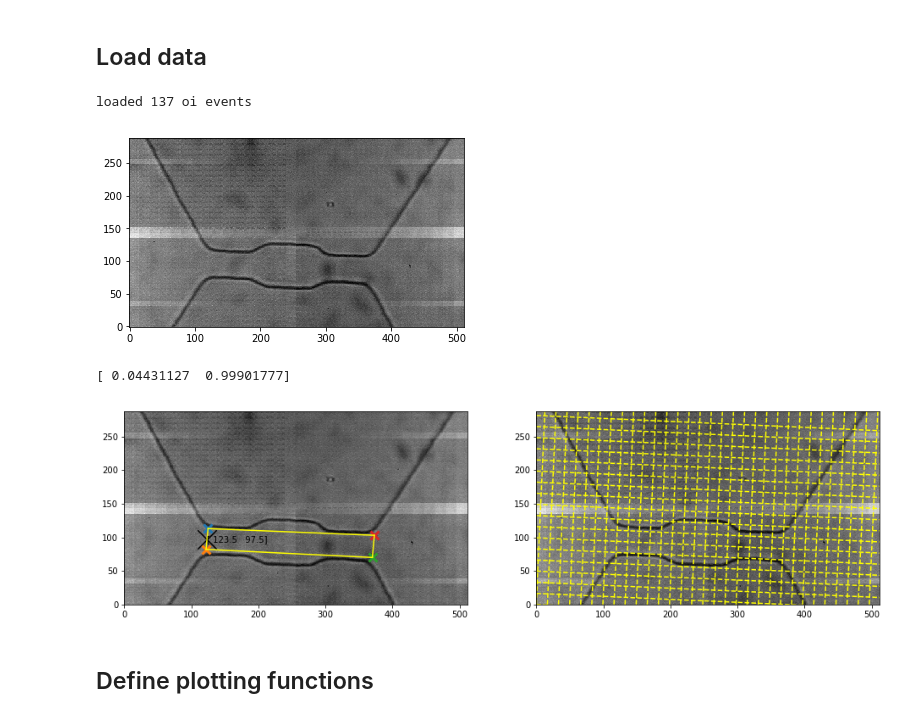
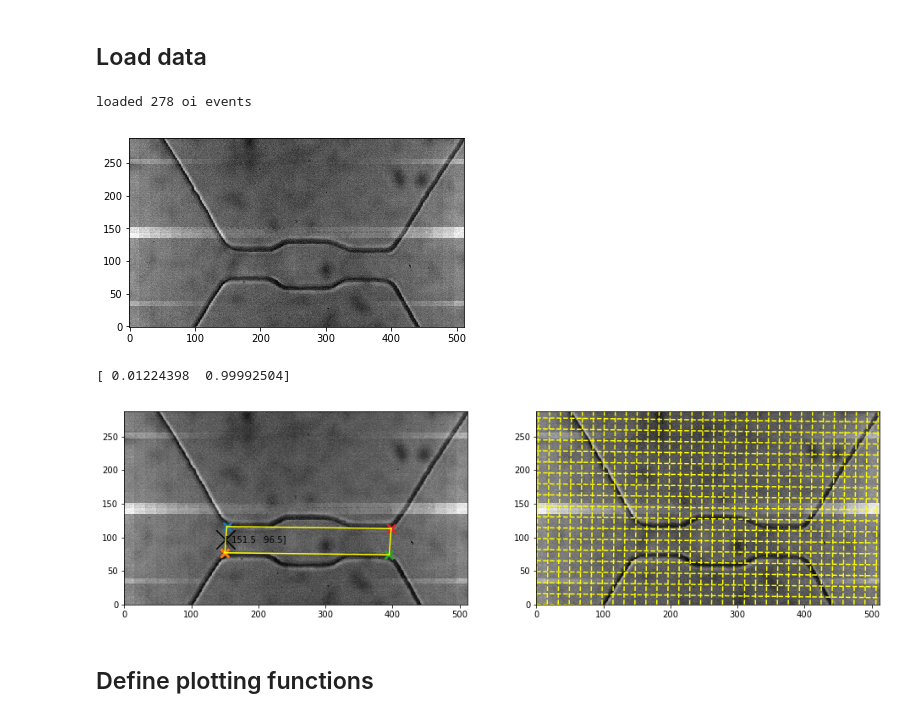
Before and after one commit to codycombs/cell_deformation, a Jupyter notebook: test_ellipse_fit.ipynb, the cells around one changed output. Saved outputs shown, nothing was run; the diff lists cells and outputs as text; code cells hidden in the pictures.

```diff
--- a/test_ellipse_fit.ipynb
+++ b/test_ellipse_fit.ipynb
@@ -27,9 +27,9 @@ from IPython.display import HTML
 # %% [markdown]
 ## Load data
 # %%
-date = '7-19-2017/'
+date = '7-17-2017/'
 particle = '293-T/'
-channel = '15-30-15_4/'
+channel = '15-30-15_6/'
 file_index = '0'
 
 base_path = '/home/prestonh/Desktop/Research/cancer_cells/data/'
@@ -49,28 +49,28 @@ oi_events = oi_file.open_event_file_json(oi_events_file_path)
 
 print 'loaded', len(oi_events), 'oi events'
 # %% [output]
-loaded 137 oi events
+loaded 278 oi events
 # %%
-template_index = 1500
+template_index = 0
 
 template_frame = oi_vid.get_frame(template_index)
 
 plt.imshow(template_frame, cmap = 'gray', origin = 'lower')
 plt.show()
 # %% [output]
-[figure, old version]
+[figure, new version]
 # %%
 reload(oi)
 template_frame = oi_vid.get_frame(template_index)
-c0 = [125,113]
-c1 = [122,82]
-c2 = [370,70]
-c3 = [373,103]
+c0 = [153,116]
+c1 = [150,77]
+c2 = [395,74]
+c3 = [398,113]
 oi_stage = oi.Stage(template_frame, c0, c1, c2, c3)
 oi_stage.plot_stage()
 # %% [output]
-[ 0.04431127  0.99901777]
+[ 0.01224398  0.99992504]
-[figure, old version]
+[figure, new version]
 # %% [markdown]
 ## Define plotting functions
 # %%
```
Also changed, not shown: parts of 8 cells of this notebook, 1 other file.
